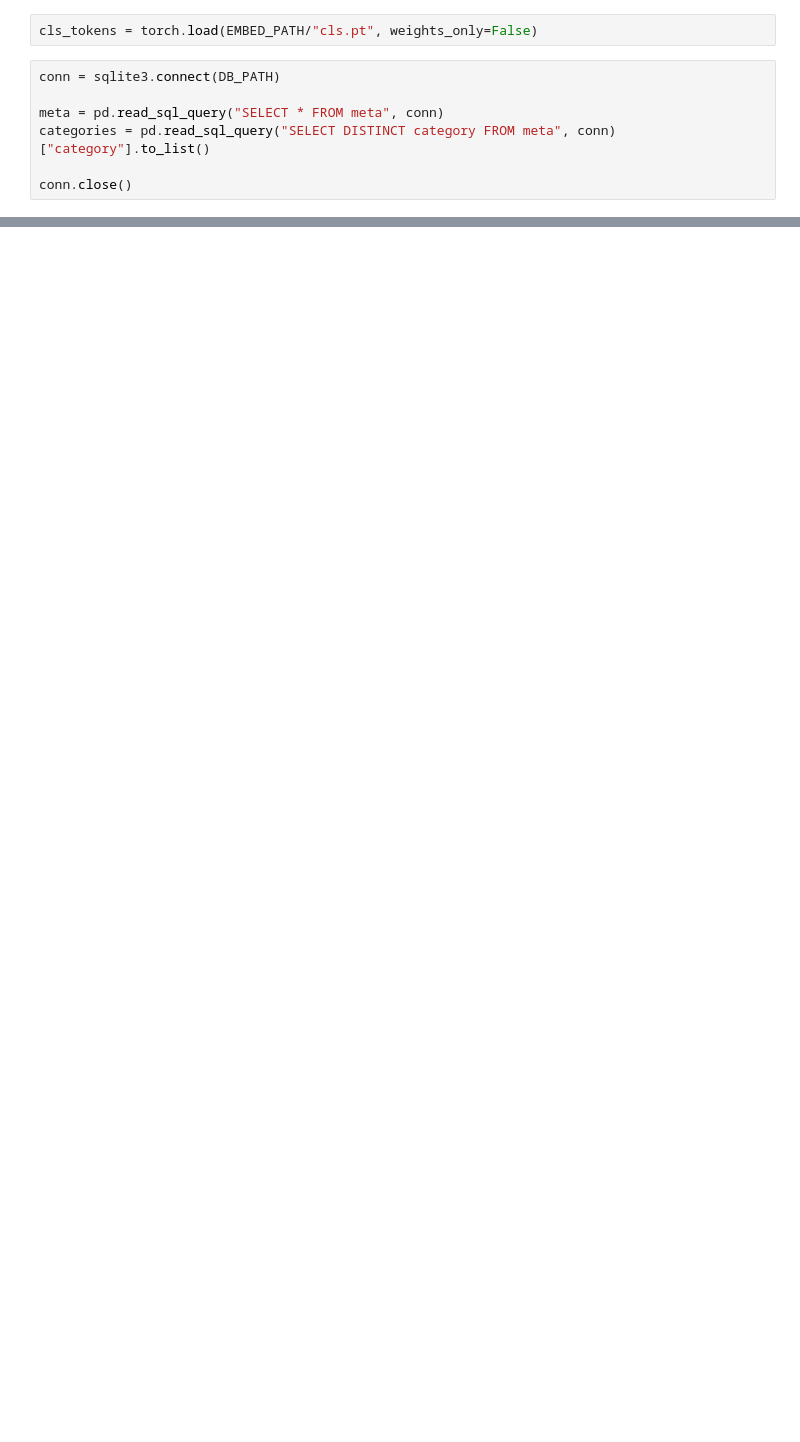
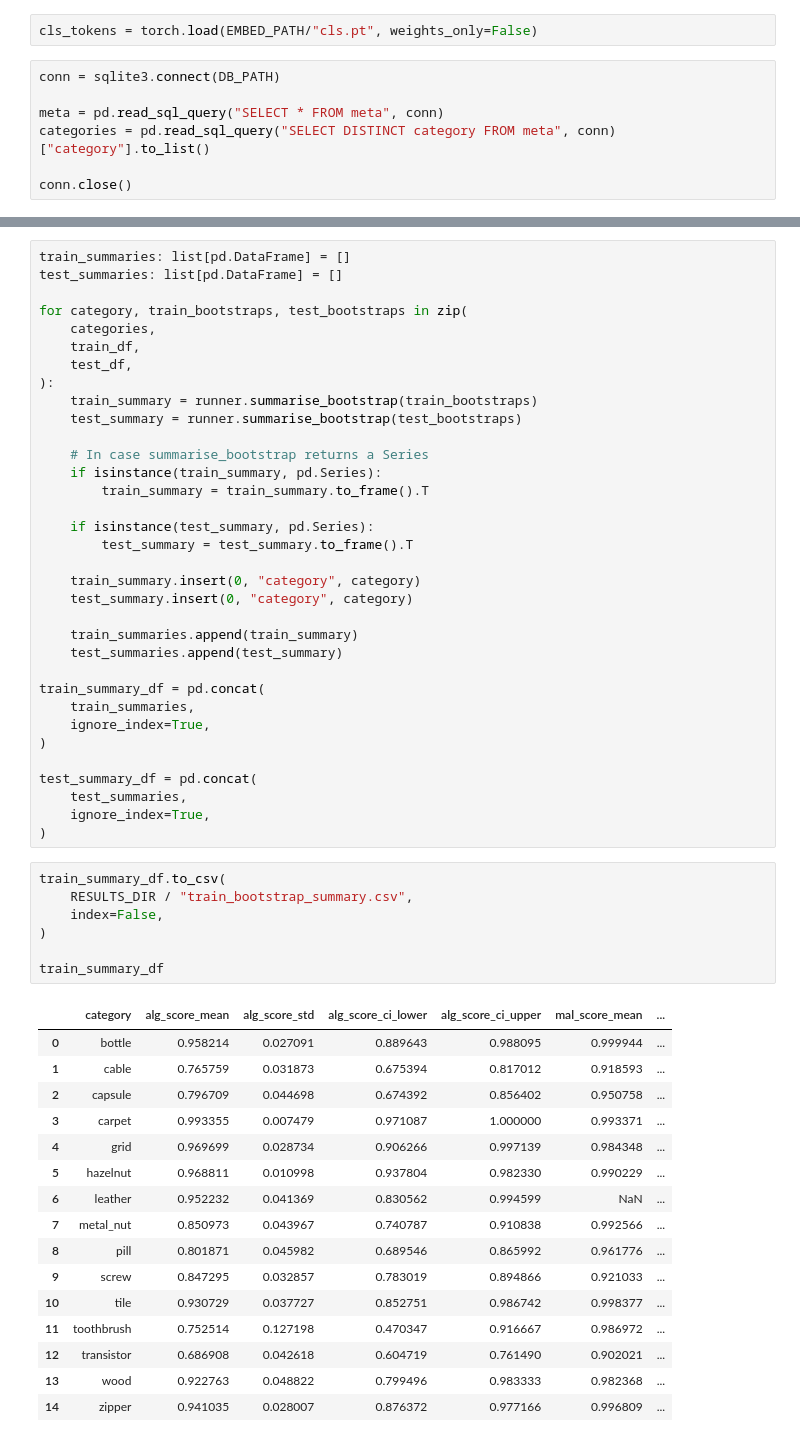
Before and after one commit to CiaranW005/UL-Summer-Bursary-2026, a Jupyter notebook: notebooks/algorithims/bootstraps.ipynb, the cells around one changed output, grey strips where cells are left out. Saved outputs shown, nothing was run; the diff lists cells and outputs as text; blank space fills up the shorter version.

```diff
--- a/notebooks/algorithims/bootstraps.ipynb
+++ b/notebooks/algorithims/bootstraps.ipynb
@@ -104,0 +143,58 @@ KeyboardInterrupt:
+# %%
+train_summaries: list[pd.DataFrame] = []
+test_summaries: list[pd.DataFrame] = []
+
+for category, train_bootstraps, test_bootstraps in zip(
+    categories,
+    train_df,
+    test_df,
+):
+    train_summary = runner.summarise_bootstrap(train_bootstraps)
+    test_summary = runner.summarise_bootstrap(test_bootstraps)
+
+    # In case summarise_bootstrap returns a Series
+    if isinstance(train_summary, pd.Series):
+        train_summary = train_summary.to_frame().T
+
+    if isinstance(test_summary, pd.Series):
+        test_summary = test_summary.to_frame().T
+
+    train_summary.insert(0, "category", category)
+    test_summary.insert(0, "category", category)
+
+    train_summaries.append(train_summary)
+    test_summaries.append(test_summary)
+
+train_summary_df = pd.concat(
+    train_summaries,
+    ignore_index=True,
+)
+
+test_summary_df = pd.concat(
+    test_summaries,
+    ignore_index=True,
+)
+# %%
+train_summary_df.to_csv(
+    RESULTS_DIR / "train_bootstrap_summary.csv",
+    index=False,
+)
+
+train_summary_df
+# %% [output]
+|  | category | alg_score_mean | alg_score_std | alg_score_ci_lower | alg_score_ci_upper | mal_score_mean | ... |
+| 0 | bottle | 0.958214 | 0.027091 | 0.889643 | 0.988095 | 0.999944 | ... |
+| 1 | cable | 0.765759 | 0.031873 | 0.675394 | 0.817012 | 0.918593 | ... |
+| 2 | capsule | 0.796709 | 0.044698 | 0.674392 | 0.856402 | 0.950758 | ... |
+| 3 | carpet | 0.993355 | 0.007479 | 0.971087 | 1.000000 | 0.993371 | ... |
+| 4 | grid | 0.969699 | 0.028734 | 0.906266 | 0.997139 | 0.984348 | ... |
+| 5 | hazelnut | 0.968811 | 0.010998 | 0.937804 | 0.982330 | 0.990229 | ... |
+| 6 | leather | 0.952232 | 0.041369 | 0.830562 | 0.994599 | NaN | ... |
+| 7 | metal_nut | 0.850973 | 0.043967 | 0.740787 | 0.910838 | 0.992566 | ... |
+| 8 | pill | 0.801871 | 0.045982 | 0.689546 | 0.865992 | 0.961776 | ... |
+| 9 | screw | 0.847295 | 0.032857 | 0.783019 | 0.894866 | 0.921033 | ... |
+| 10 | tile | 0.930729 | 0.037727 | 0.852751 | 0.986742 | 0.998377 | ... |
+| 11 | toothbrush | 0.752514 | 0.127198 | 0.470347 | 0.916667 | 0.986972 | ... |
+| 12 | transistor | 0.686908 | 0.042618 | 0.604719 | 0.761490 | 0.902021 | ... |
+| 13 | wood | 0.922763 | 0.048822 | 0.799496 | 0.983333 | 0.982368 | ... |
+| 14 | zipper | 0.941035 | 0.028007 | 0.876372 | 0.977166 | 0.996809 | ... |
```
Also changed, not shown: parts of 6 cells of this notebook, 8 other files.
